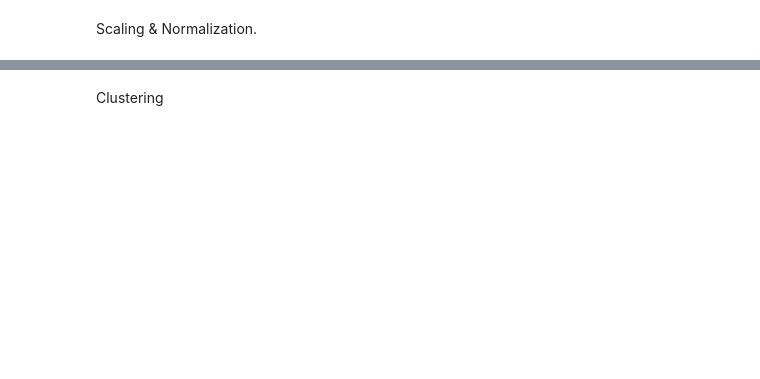
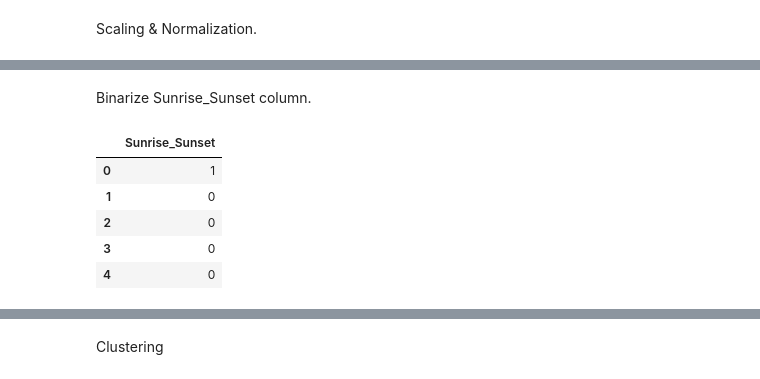
Before and after one commit to aboublini/Data-Analytics-US-Accidents, a Jupyter notebook: Ergasia_analytikis.ipynb, the cells around one changed output, grey strips where cells are left out. Cells and saved outputs as stored; diff of their text form; code cells hidden in the pictures; blank space fills up the shorter version.

```diff
--- a/Ergasia_analytikis.ipynb
+++ b/Ergasia_analytikis.ipynb
@@ -268,0 +294,14 @@ df_scaled.head()
+# %% [markdown]
+Binarize Sunrise_Sunset column.
+# %%
+sun_column = data["Sunrise_Sunset"]
+sun_column = label_binarize(sun_column.array, classes=['Day', 'Night'])
+sun_column = pd.DataFrame(sun_column, columns=['Sunrise_Sunset'])
+sun_column.head()
+# %% [output]
+|  | Sunrise_Sunset |
+| 0 | 1 |
+| 1 | 0 |
+| 2 | 0 |
+| 3 | 0 |
+| 4 | 0 |
```
Also changed, not shown: parts of 15 cells of this notebook.
